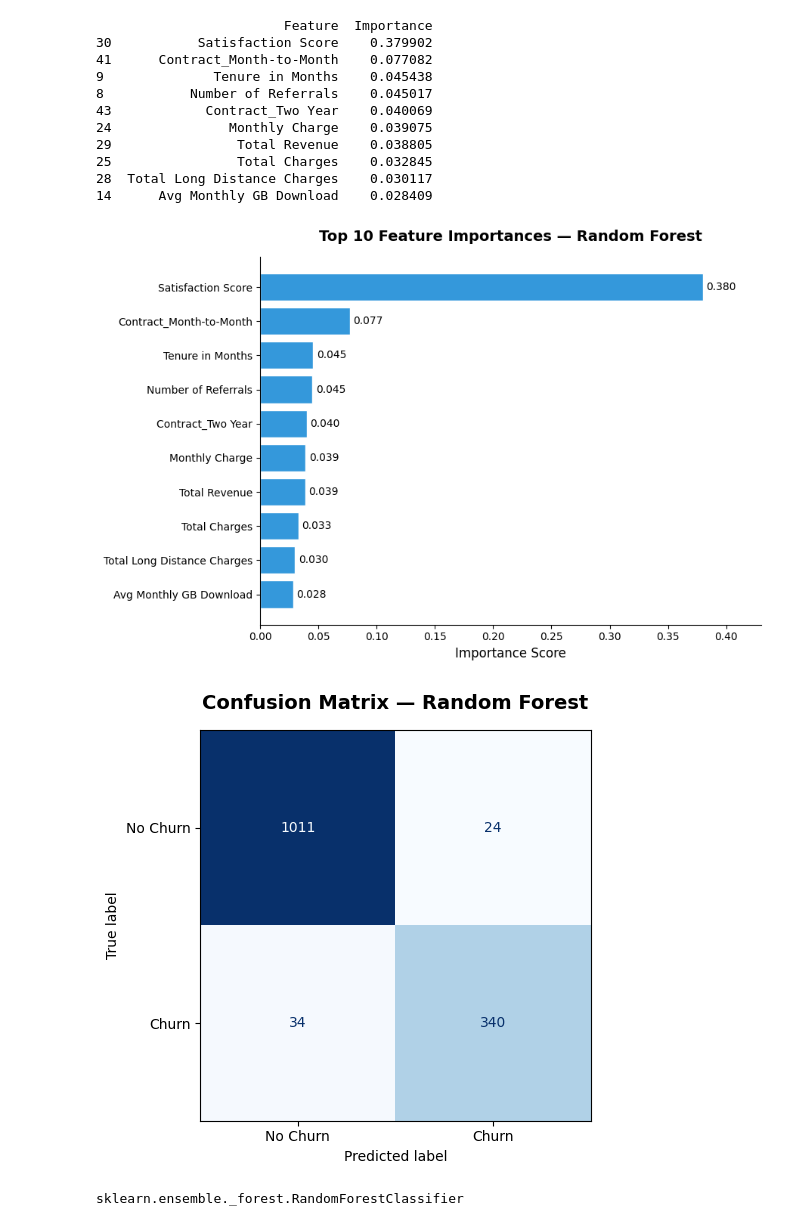
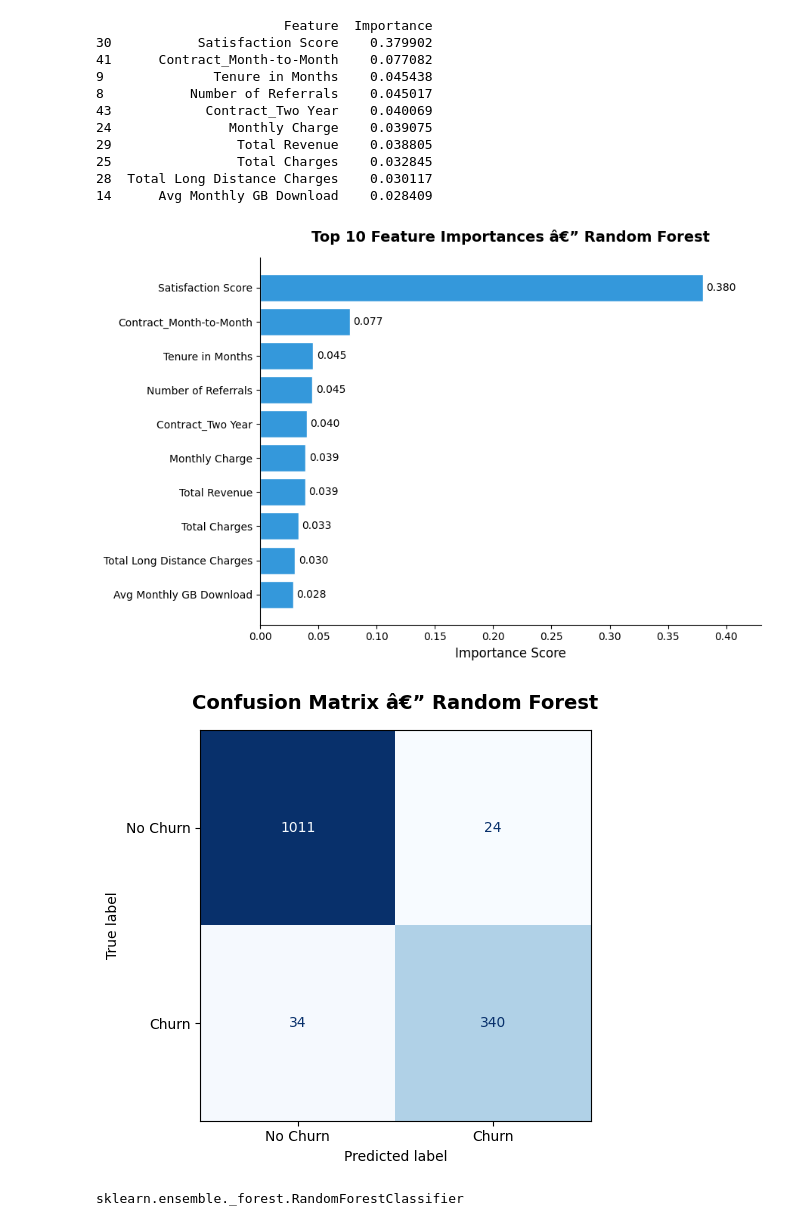
Before and after one commit to MujtabaJ30/customer-churn-project, a Jupyter notebook: notebooks/04_churn_prediction.ipynb, the cells around one changed output. Cells and saved outputs as stored; diff of their text form; code cells hidden in the pictures.

```diff
--- a/notebooks/04_churn_prediction.ipynb
+++ b/notebooks/04_churn_prediction.ipynb
@@ -505,7 +506,7 @@ for bar, val in zip(bars, feat_df['Importance'][::-1]):
             f'{val:.3f}',
             va='center', fontsize=10)
 
-ax.set_title('Top 10 Feature Importances — Random Forest', fontsize=14, fontweight='bold', pad=15)
+ax.set_title('Top 10 Feature Importances â€” Random Forest', fontsize=14, fontweight='bold', pad=15)
 ax.set_xlabel('Importance Score', fontsize=12)
 ax.set_xlim(0, 0.43)
 ax.spines['top'].set_visible(False)
@@ -515,24 +516,24 @@ plt.tight_layout()
 plt.savefig('feature_importance.png', dpi=150, bbox_inches='tight')
 plt.show()
 # %% [output]
-[figure, old version]
+[figure, new version]
 # %%
 from sklearn.metrics import confusion_matrix, ConfusionMatrixDisplay
 
 y_pred = rf.predict(X_test)
 cm = confusion_matrix(y_test, y_pred)
 
 disp = ConfusionMatrixDisplay(confusion_matrix=cm,
                                display_labels=['No Churn', 'Churn'])
 fig, ax = plt.subplots(figsize=(6, 5))
 disp.plot(ax=ax, colorbar=False, cmap='Blues')
 
-ax.set_title('Confusion Matrix — Random Forest', fontsize=14, fontweight='bold', pad=15)
+ax.set_title('Confusion Matrix â€” Random Forest', fontsize=14, fontweight='bold', pad=15)
 plt.tight_layout()
 plt.savefig('confusion_matrix.png', dpi=150, bbox_inches='tight')
 plt.show()
 # %% [output]
-[figure, old version]
+[figure, new version]
 # %%
 type(rf)
 # %% [output]
```
Also changed, not shown: parts of 8 cells of this notebook, 17 other files.
